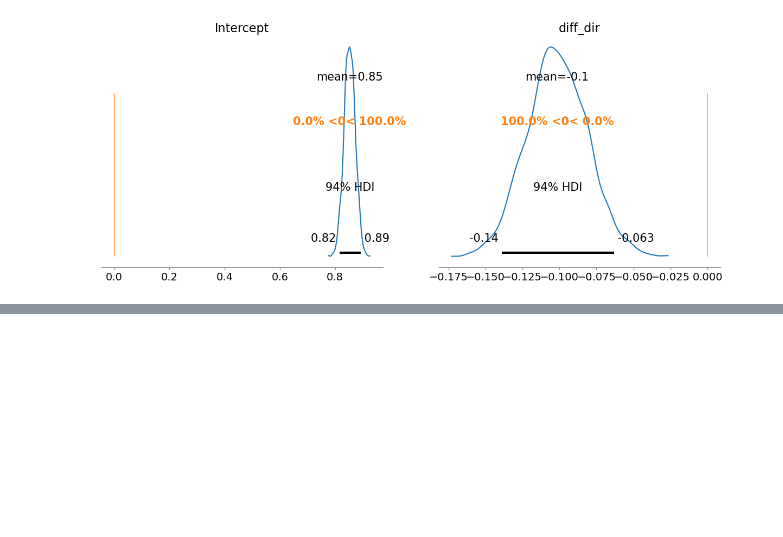
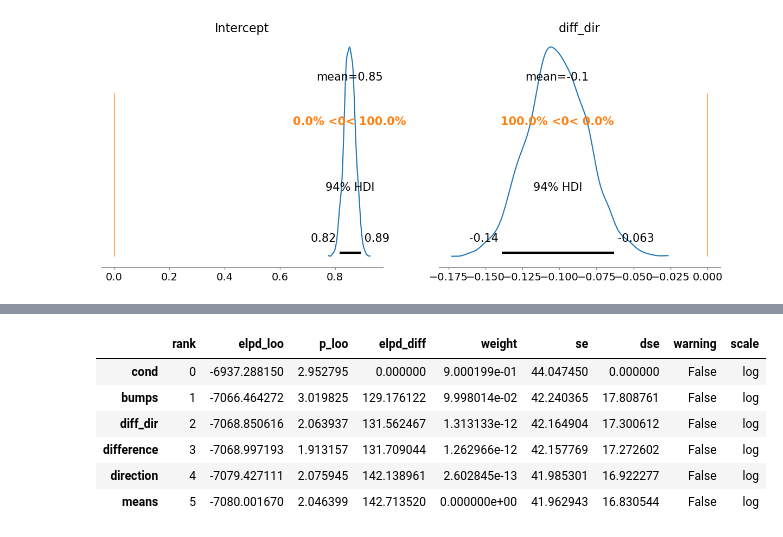
Before and after one commit to tejas-savalia/datavis_05, a Jupyter notebook: analysis_sandbox.ipynb, the cells around one changed output, grey strips where cells are left out. Cells and saved outputs as stored; diff of their text form; code cells hidden in the pictures; blank space fills up the shorter version.

```diff
--- a/analysis_sandbox.ipynb
+++ b/analysis_sandbox.ipynb
@@ -97,0 +130,10 @@ single_param_models = ['diff_dir', 'means', 'direction', 'bumps', 'difference',
+# %%
+az.compare(model_single_param_samples)
+# %% [output]
+|  | rank | elpd_loo | p_loo | elpd_diff | weight | se | dse | warning | scale |
+| cond | 0 | -6937.288150 | 2.952795 | 0.000000 | 9.000199e-01 | 44.047450 | 0.000000 | False | log |
+| bumps | 1 | -7066.464272 | 3.019825 | 129.176122 | 9.998014e-02 | 42.240365 | 17.808761 | False | log |
+| diff_dir | 2 | -7068.850616 | 2.063937 | 131.562467 | 1.313133e-12 | 42.164904 | 17.300612 | False | log |
+| difference | 3 | -7068.997193 | 1.913157 | 131.709044 | 1.262966e-12 | 42.157769 | 17.272602 | False | log |
+| direction | 4 | -7079.427111 | 2.075945 | 142.138961 | 2.602845e-13 | 41.985301 | 16.922277 | False | log |
+| means | 5 | -7080.001670 | 2.046399 | 142.713520 | 0.000000e+00 | 41.962943 | 16.830544 | False | log |
```
Also changed, not shown: parts of 8 cells of this notebook.
